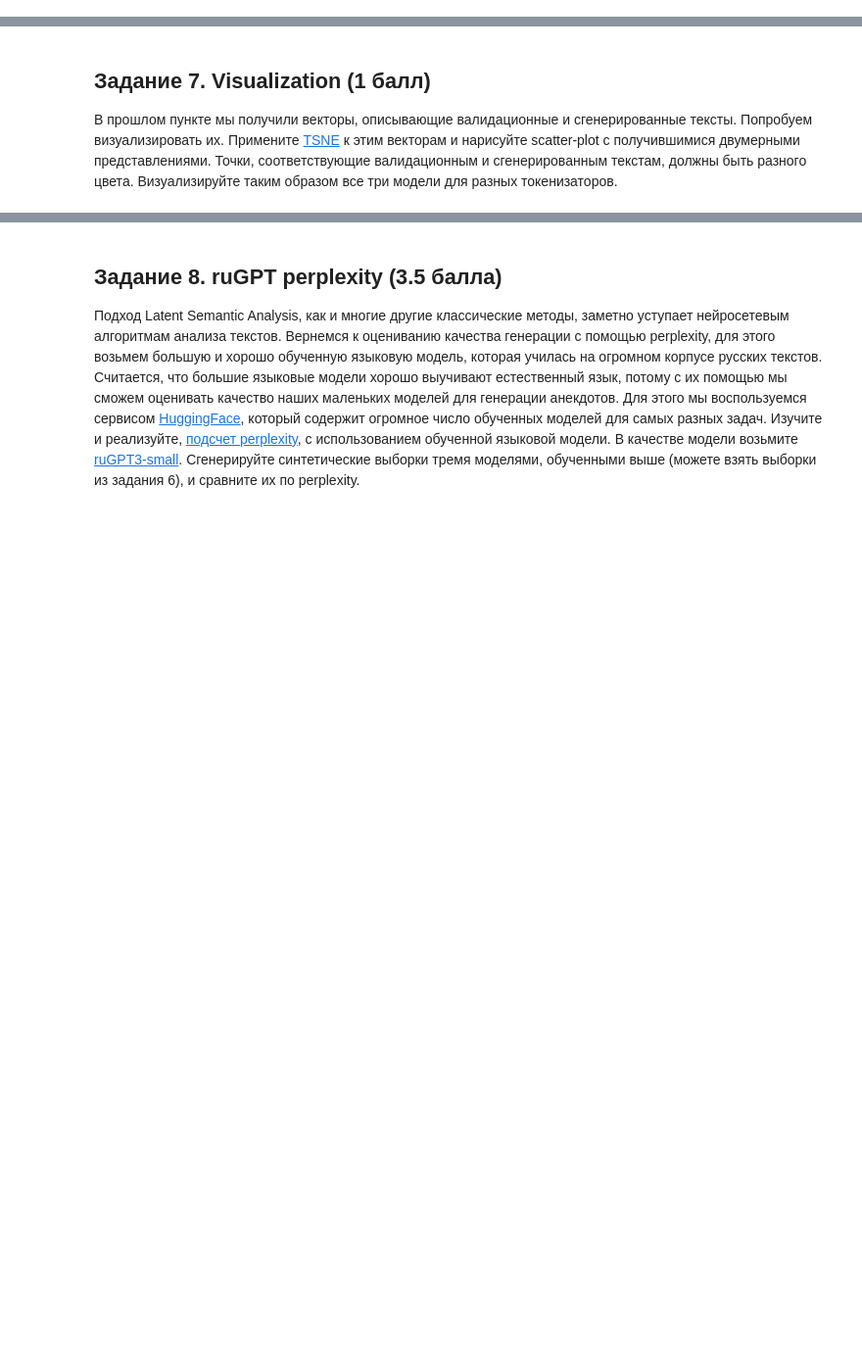
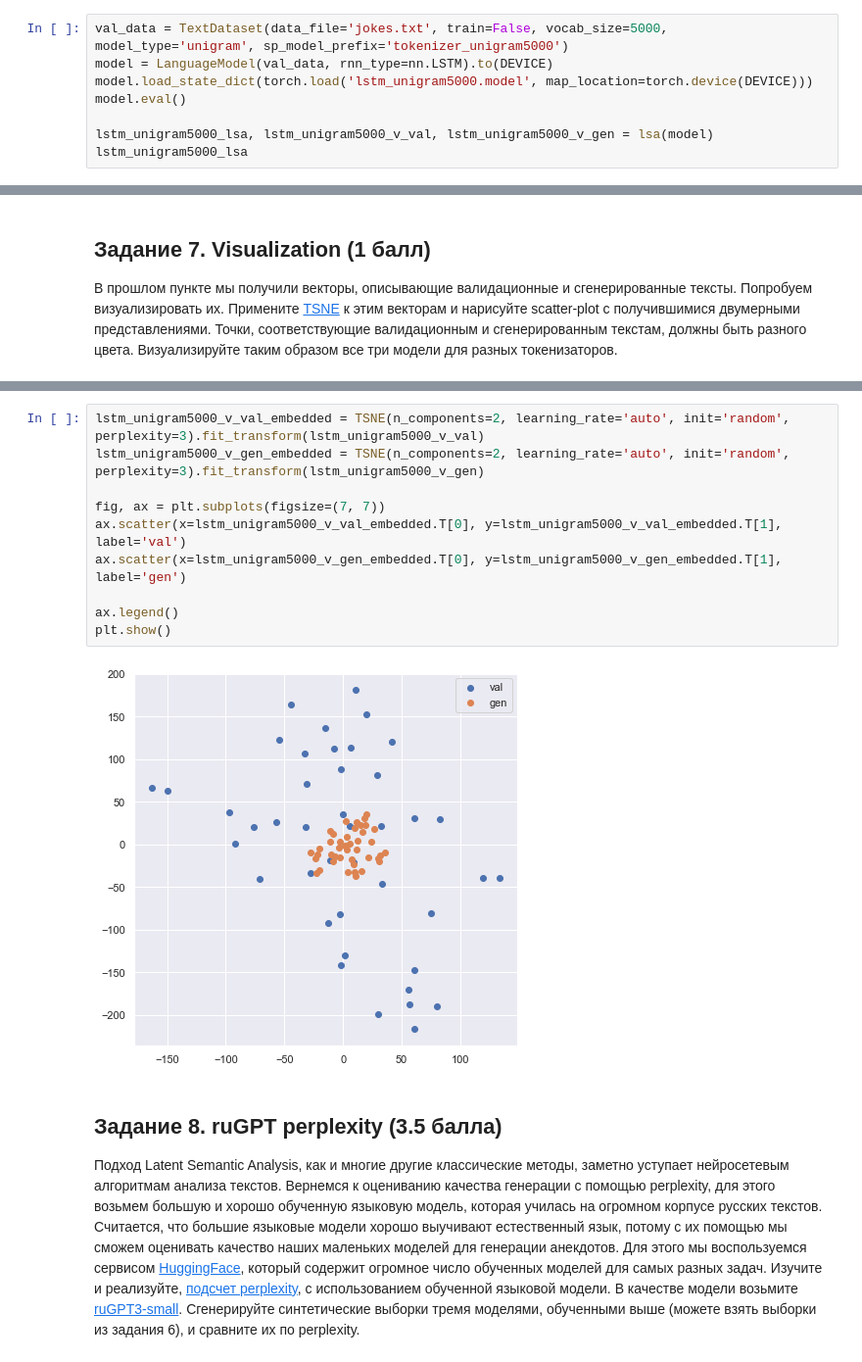
Before and after one commit to tutugarin/dl-course-hse, a Jupyter notebook: shw-03/shw_03_rnn_Ershov.ipynb, the cells around one changed output, grey strips where cells are left out. Shown at 98% size. Saved outputs shown, nothing was run; the diff lists cells and outputs as text; blank space fills up the shorter version.

```diff
--- a/shw-03/shw_03_rnn-Ershov.ipynb
+++ b/shw-03/shw_03_rnn_Ershov.ipynb
@@ -346,0 +365,8 @@ lsa(model)
+# %%
+val_data = TextDataset(data_file='jokes.txt', train=False, vocab_size=5000, model_type='unigram', sp_model_prefix='tokenizer_unigram5000')
+model = LanguageModel(val_data, rnn_type=nn.LSTM).to(DEVICE)
+model.load_state_dict(torch.load('lstm_unigram5000.model', map_location=torch.device(DEVICE)))
+model.eval()
+
+lstm_unigram5000_lsa, lstm_unigram5000_v_val, lstm_unigram5000_v_gen = lsa(model)
+lstm_unigram5000_lsa
@@ -353,3 +410,15 @@ lsa(model)
+# %%
+lstm_unigram5000_v_val_embedded = TSNE(n_components=2, learning_rate='auto', init='random', perplexity=3).fit_transform(lstm_unigram5000_v_val)
+lstm_unigram5000_v_gen_embedded = TSNE(n_components=2, learning_rate='auto', init='random', perplexity=3).fit_transform(lstm_unigram5000_v_gen)
+
+fig, ax = plt.subplots(figsize=(7, 7))
+ax.scatter(x=lstm_unigram5000_v_val_embedded.T[0], y=lstm_unigram5000_v_val_embedded.T[1], label='val')
+ax.scatter(x=lstm_unigram5000_v_gen_embedded.T[0], y=lstm_unigram5000_v_gen_embedded.T[1], label='gen')
+
+ax.legend()
+plt.show()
+# %% [output]
+[figure, added]
 # %% [markdown]
 ## Задание 8. ruGPT perplexity (3.5 балла)
 
```
Also changed, not shown: parts of 18 cells of this notebook, 1 other file.
